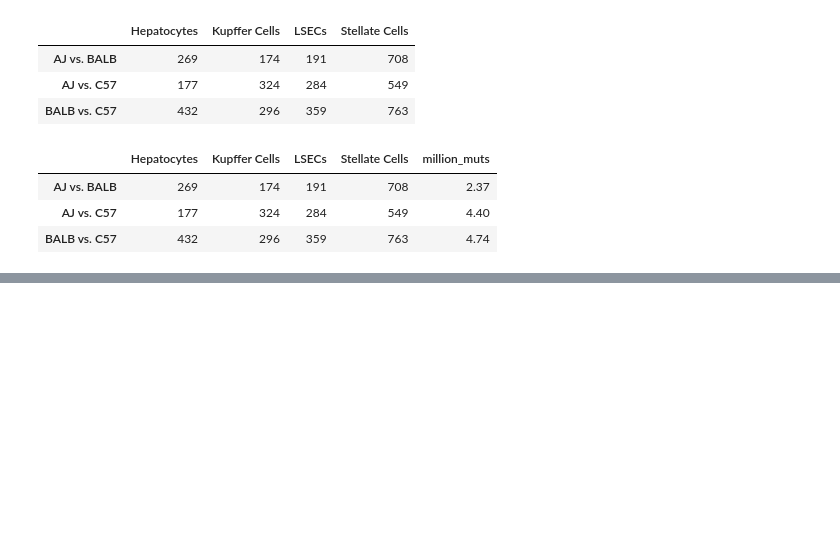
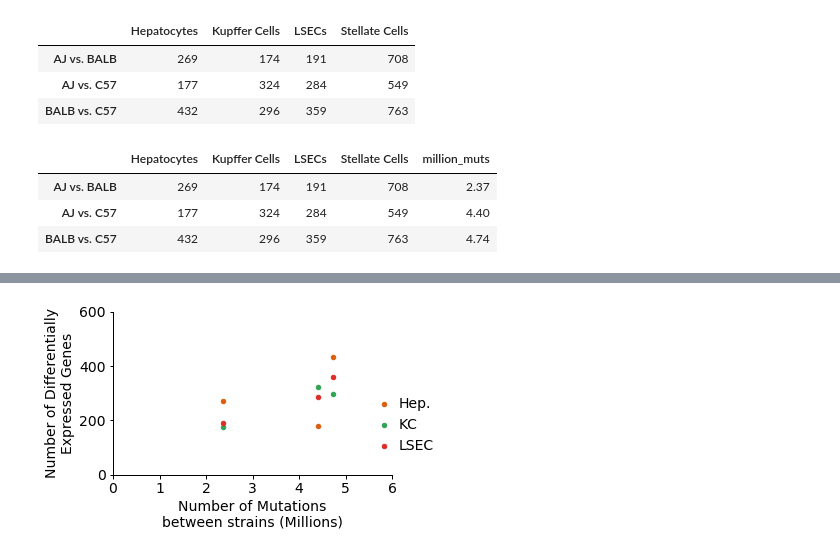
Before and after one commit to HunterBennett/strains_rna, a Jupyter notebook: results/A10_Manuscript_Figures_AllSamples_Mutation_DiffGene_Corr.ipynb, the cells around one changed output, grey strips where cells are left out. Saved outputs shown, nothing was run; the diff lists cells and outputs as text; code cells hidden in the pictures; blank space fills up the shorter version.

```diff
--- a/results/A10_Manuscript_Figures_AllSamples_Mutation_DiffGene_Corr.ipynb
+++ b/results/A10_Manuscript_Figures_AllSamples_Mutation_DiffGene_Corr.ipynb
@@ -263,0 +264,43 @@ plt.savefig('./fancy_figures/mutational_burden_correlation.pdf',
+# %%
+fig, ax = plt.subplots(figsize=(5,3))
+s=20
+ax.scatter(diff_gene_frame.million_muts,
+           diff_gene_frame.loc[:, 'Hepatocytes'],
+           s=s,
+           c='#d95f0e',
+           label='Hep.')
+ax.scatter(diff_gene_frame.million_muts,
+           diff_gene_frame.loc[:, 'Kupffer Cells'],
+           s=s,
+           c='#31a354',
+           label='KC')
+ax.scatter(diff_gene_frame.million_muts,
+           diff_gene_frame.loc[:, 'LSECs'],
+           s=s,
+           c='#de2d26',
+           label='LSEC')
+# ax.scatter(diff_gene_frame.million_muts,
+#            diff_gene_frame.loc[:, 'Stellate Cells'],
+#            s=s,
+#            c='#756bb1',
+#            label='HSC')
+
+# Hide the right and top spines
+ax.spines['right'].set_visible(False)
+ax.spines['top'].set_visible(False)
+
+
+ax.set_xlim(0, 6)
+ax.set_ylim(0,600)
+ax.tick_params(labelsize=14)
+ax.set_xlabel('Number of Mutations\nbetween strains (Millions)',
+              fontsize=14)
+ax.set_ylabel('Number of Differentially\nExpressed Genes',
+              fontsize=14)
+ax.legend(fontsize=14,markerscale=1, frameon=False, ncol=1, loc=(0.9,0.1),
+          handletextpad=0.05, columnspacing=0.05)
+
+plt.savefig('./fancy_figures/mutational_burden_correlation_ppt.png',
+            bbox_inches='tight')
+# %% [output]
+[figure, added]
```
Also changed, not shown: parts of 1 cell of this notebook, 13 other files.
